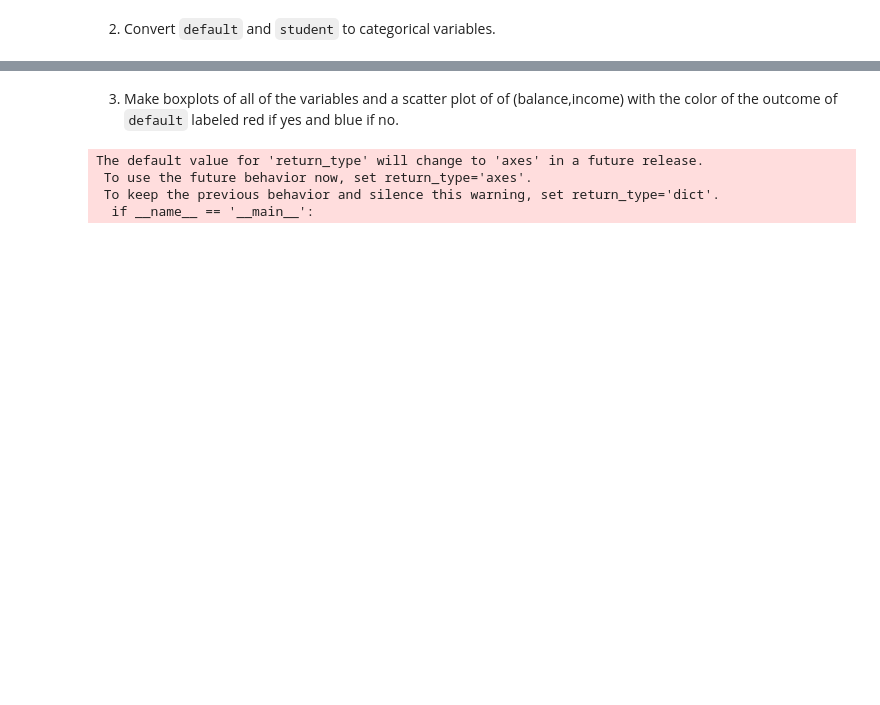
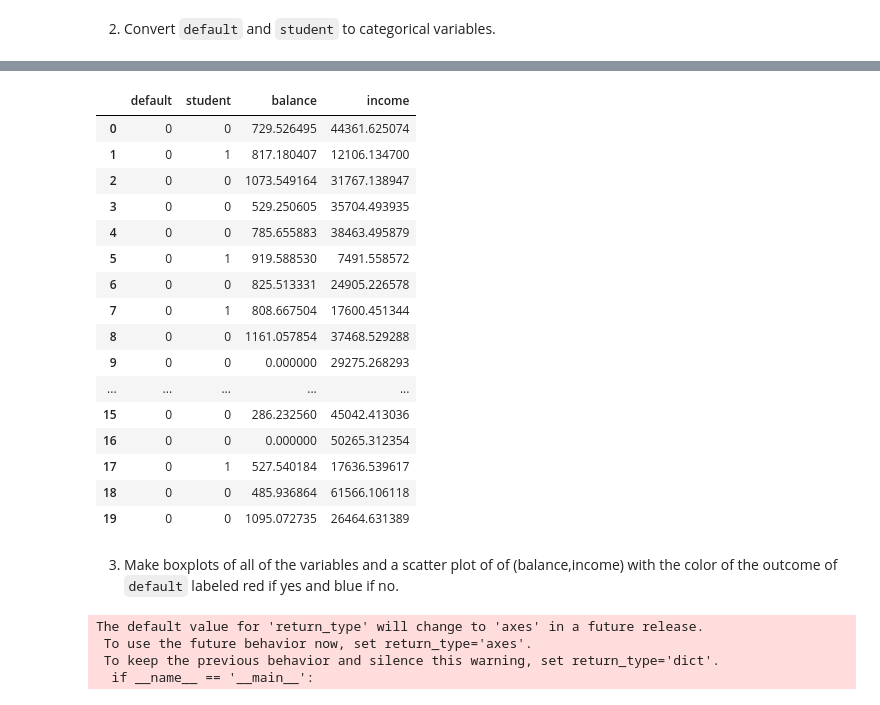
Before and after one commit to Columbia-Intro-Data-Science/python-introduction-LingxiangYu, a Jupyter notebook: LY2305_HW3.ipynb, the cells around one changed output, grey strips where cells are left out. Cells and saved outputs as stored; diff of their text form; code cells hidden in the pictures; blank space fills up the shorter version.

```diff
--- a/LY2305_HW3.ipynb
+++ b/LY2305_HW3.ipynb
@@ -43,3 +50,25 @@ data_final.head()
+# %%
+data_final = data_temp
+data_final = data_final.drop('Unnamed: 0',1)
+data_final.head(n=20)
+# %% [output]
+|  | default | student | balance | income |
+| 0 | 0 | 0 | 729.526495 | 44361.625074 |
+| 1 | 0 | 1 | 817.180407 | 12106.134700 |
+| 2 | 0 | 0 | 1073.549164 | 31767.138947 |
+| 3 | 0 | 0 | 529.250605 | 35704.493935 |
+| 4 | 0 | 0 | 785.655883 | 38463.495879 |
+| 5 | 0 | 1 | 919.588530 | 7491.558572 |
+| 6 | 0 | 0 | 825.513331 | 24905.226578 |
+| 7 | 0 | 1 | 808.667504 | 17600.451344 |
+| 8 | 0 | 0 | 1161.057854 | 37468.529288 |
+| 9 | 0 | 0 | 0.000000 | 29275.268293 |
+| ... | ... | ... | ... | ... |
+| 15 | 0 | 0 | 286.232560 | 45042.413036 |
+| 16 | 0 | 0 | 0.000000 | 50265.312354 |
+| 17 | 0 | 1 | 527.540184 | 17636.539617 |
+| 18 | 0 | 0 | 485.936864 | 61566.106118 |
+| 19 | 0 | 0 | 1095.072735 | 26464.631389 |
 # %% [markdown]
 3) Make boxplots of all of the variables and a scatter plot of of (balance,income) with the color
 of the outcome of `default` labeled red if yes and blue if no.
```
Also changed, not shown: parts of 15 cells of this notebook.
